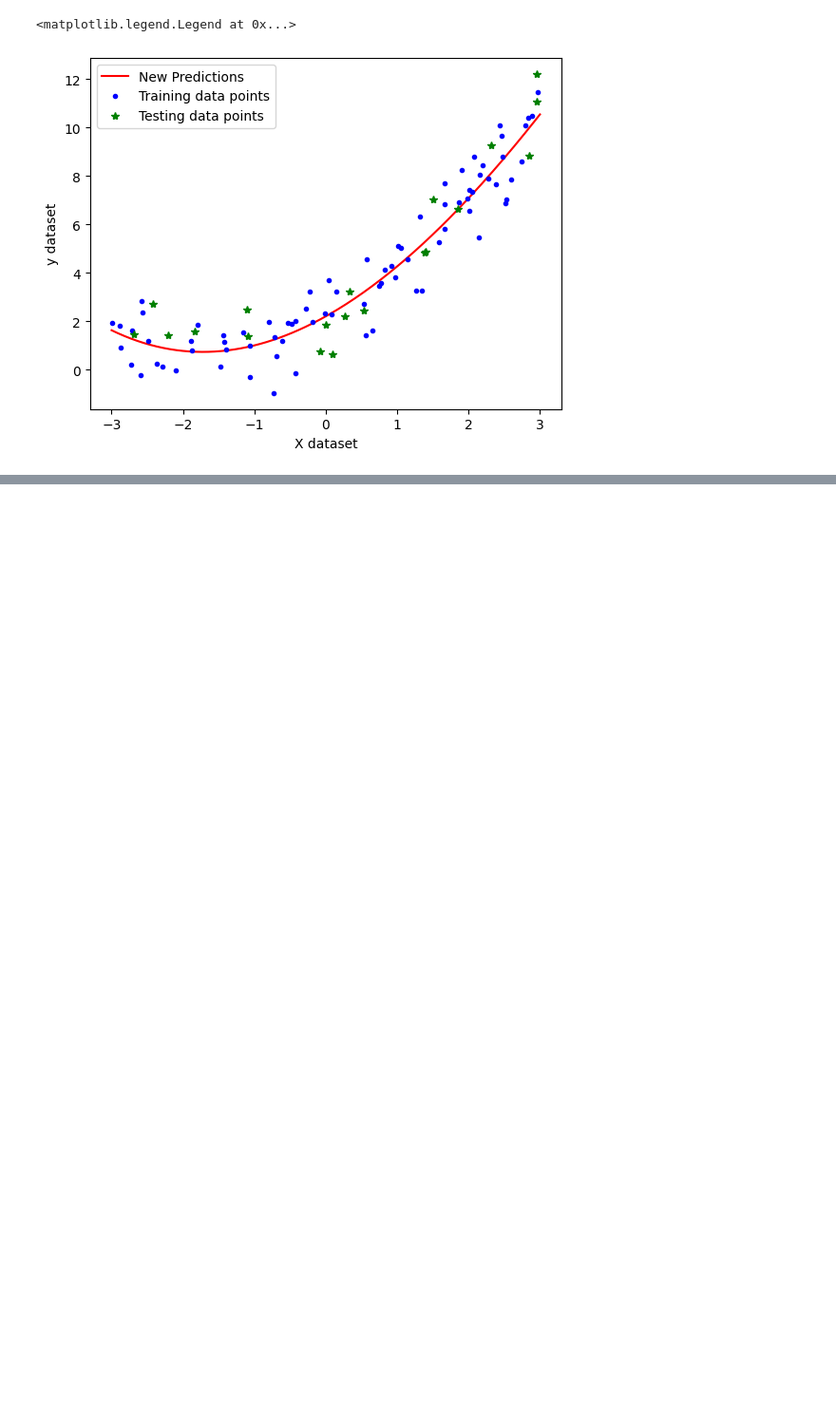
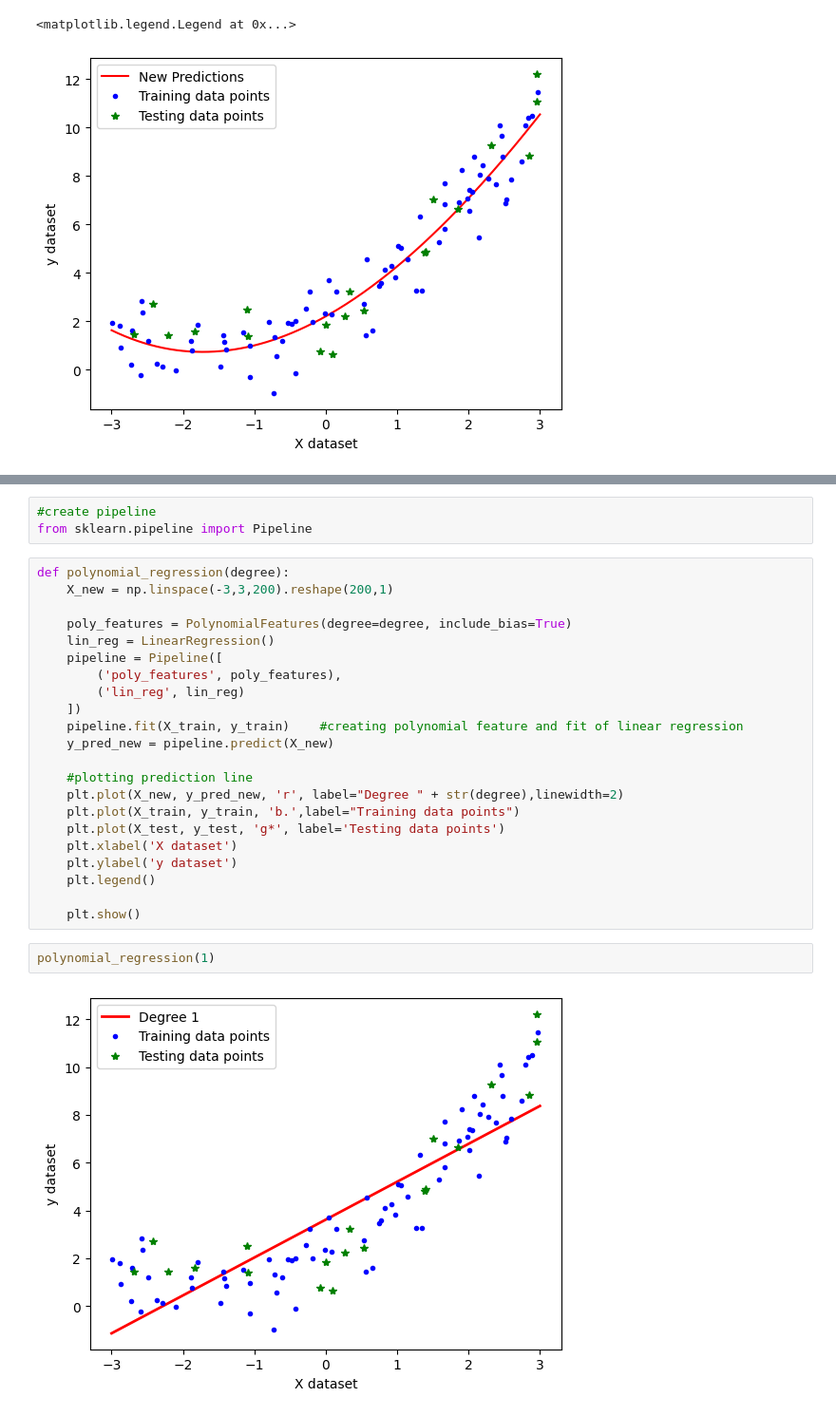
Before and after one commit to misrapk/Complete-Data-Science-and-ML-Preparation, a Jupyter notebook: ML_Algorithms/01LinearRegression/03PolynomialRegression.ipynb, the cells around one changed output, grey strips where cells are left out. Shown at 95% size. Drawn from its saved outputs; the diff is of its cells as text; blank space fills up the shorter version.

```diff
--- a/ML_Algorithms/01LinearRegression/03PolynomialRegression.ipynb
+++ b/ML_Algorithms/01LinearRegression/03PolynomialRegression.ipynb
@@ -175,0 +182,29 @@ plt.legend()
+# %%
+#create pipeline
+from sklearn.pipeline import Pipeline
+# %%
+def polynomial_regression(degree):
+    X_new = np.linspace(-3,3,200).reshape(200,1)
+
+    poly_features = PolynomialFeatures(degree=degree, include_bias=True)
+    lin_reg = LinearRegression()
+    pipeline = Pipeline([
+        ('poly_features', poly_features),
+        ('lin_reg', lin_reg)
+    ])
+    pipeline.fit(X_train, y_train)    #creating polynomial feature and fit of linear regression
+    y_pred_new = pipeline.predict(X_new)
+
+    #plotting prediction line
+    plt.plot(X_new, y_pred_new, 'r', label="Degree " + str(degree),linewidth=2)
+    plt.plot(X_train, y_train, 'b.',label="Training data points")
+    plt.plot(X_test, y_test, 'g*', label='Testing data points')
+    plt.xlabel('X dataset')
+    plt.ylabel('y dataset')
+    plt.legend()
+
+    plt.show()
+# %%
+polynomial_regression(1)
+# %% [output]
+[figure, added]
```
Also changed, not shown: parts of 6 cells of this notebook, 3 other files.
